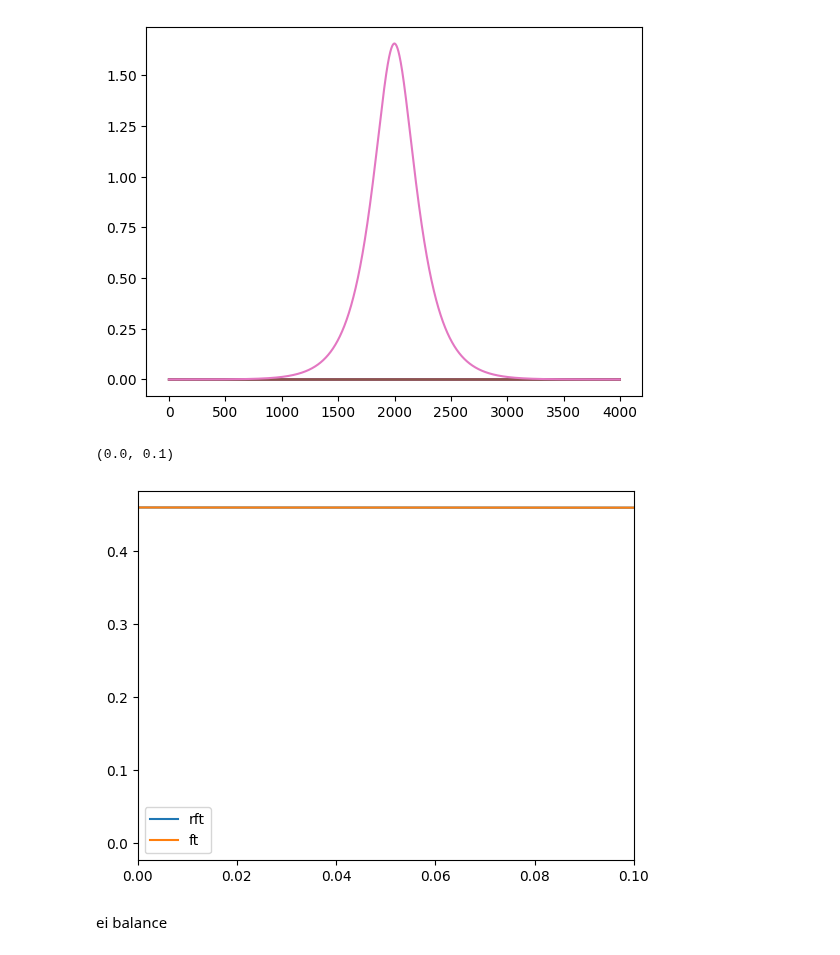
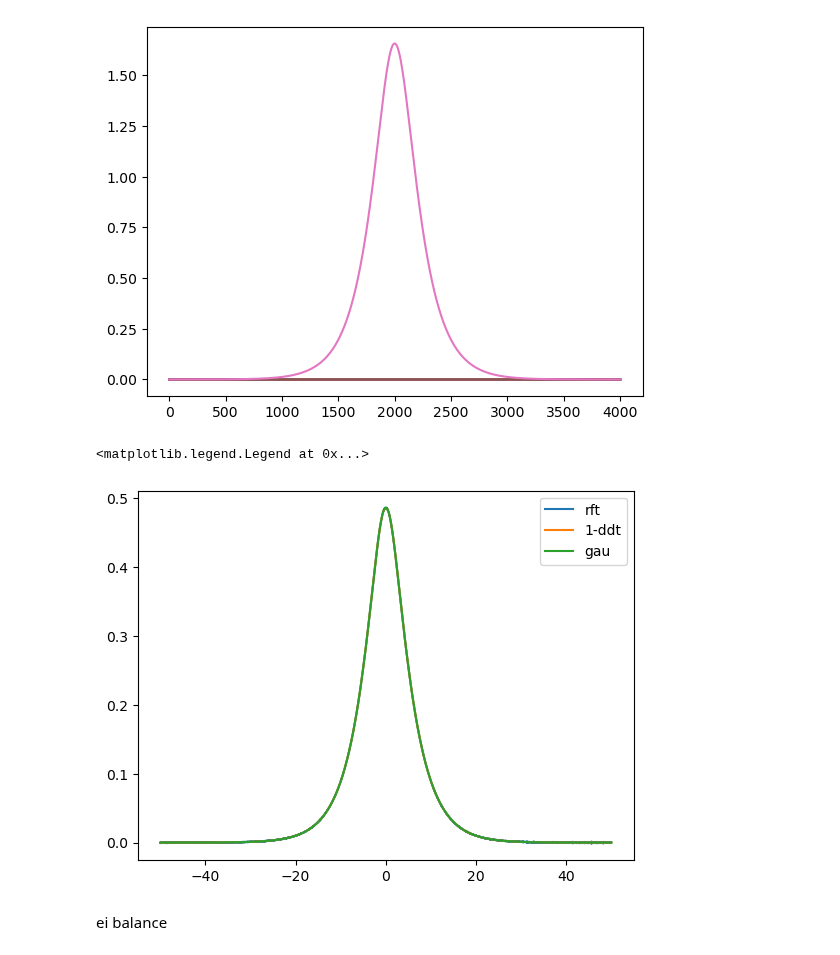
Before and after one commit to zhaoz0314/random-EI, a Jupyter notebook: pseudospatial/predictions.ipynb, the cells around one changed output. Saved outputs shown, nothing was run; the diff lists cells and outputs as text; code cells hidden in the pictures.

```diff
--- a/pseudospatial/predictions.ipynb
+++ b/pseudospatial/predictions.ipynb
@@ -170,3 +174,7 @@ plt.legend()
 # %% [output]
 <matplotlib.legend.Legend at 0x...>
 [figure]
+# %%
+foo = jnp.asarray([[1,2],[3,4]])
+jnp.insert(foo,
+                          0, jnp.asarray([8,9]), axis = 1)
@@ -174,7 +185,7 @@ plt.legend()
 sim_len = 50
 sim_resolution = 40
 
-acov_lag_s = jnp.arange(sim_len * sim_resolution)/sim_resolution
+acov_lag_s = jnp.arange(sim_len * sim_resolution + 1)/sim_resolution
 
 # separate 1d/2d
 sim_interval = jnp.asarray([0,sim_len])
@@ -183,14 +194,16 @@ def acov_1d_velocity_fct(acov):
   return(jnp.interp(acov, acov_s, -jnp.sqrt(jnp.maximum(-2*potential_s, 0)),
                     left = 0, right = "extrapolate"))
 acov_traj_1d = traj_initializer(jnp.asarray(init_acov-0.00001), sim_interval, sim_resolution)
-acov_traj_1d = rk4_ode_solver(acov_1d_velocity_fct, lambda time: 0, acov_traj_1d, sim_interval, sim_resolution)
+acov_traj_1d = jnp.insert(rk4_ode_solver(acov_1d_velocity_fct, lambda time: 0, acov_traj_1d, sim_interval, sim_resolution),
+                          0, init_acov)
 plt.plot(acov_lag_s, acov_traj_1d, label = "1d")
 
 def acov_2d_velocity_fct(pos_vel):
   return(jnp.asarray([pos_vel[1], jnp.interp(pos_vel[0], acov_s,-jnp.gradient(potential_s) * acov_step_n/init_acov,
                                              left = 0, right = "extrapolate")]))
 acov_traj_2d = traj_initializer(jnp.asarray([init_acov, 0]), sim_interval, sim_resolution)
-acov_traj_2d = rk4_ode_solver(acov_2d_velocity_fct, lambda time: 0, acov_traj_2d, sim_interval, sim_resolution)
+acov_traj_2d = jnp.insert(rk4_ode_solver(acov_2d_velocity_fct, lambda time: 0, acov_traj_2d, sim_interval, sim_resolution),
+                          0, jnp.asarray([init_acov, 0]), axis = 1)
 plt.plot(acov_lag_s, acov_traj_2d[0], label = "2d")
 
 plt.legend()
@@ -210,7 +223,7 @@ acov_traj_c_2d = traj_initializer(jnp.asarray([init_acov, 0]), sim_interval_2d,
 acov_traj_c_2d = rk4_ode_solver(acov_2d_velocity_fct, lambda time: 0, acov_traj_c_2d, sim_interval, sim_resolution)
 acov_traj_c_1d = traj_initializer(jnp.asarray(acov_traj_c_2d[0,-1]), sim_interval_1d, sim_resolution)
 acov_traj_c_1d = rk4_ode_solver(acov_1d_velocity_fct, lambda time: 0, acov_traj_c_1d, sim_interval, sim_resolution)
-acov_traj_c = jnp.concatenate([acov_traj_c_2d[0], acov_traj_c_1d])
+acov_traj_c = jnp.concatenate([jnp.asarray([init_acov]), acov_traj_c_2d[0], acov_traj_c_1d])
 plt.plot(acov_lag_s,
          acov_traj_c, label = "connected")
 plt.axvline(x = connection_pos, color = 'gray')
@@ -285,35 +298,29 @@ plt.plot(acov_traj_full)
 [figure]
 # %%
 # acov_r
-ft_n = sim_len * sim_resolution * 2 - 1
+ft_n = sim_len * sim_resolution * 2 + 1
 rft_n = jnp.ceil((ft_n + 1)/2).astype(int)
-
 plt.plot(acov_lag_s_full, jnp.fft.irfft(jnp.fft.rfft(acov_traj_full)
-                                   * (1+ (jnp.arange(rft_n) * 2 * jnp.pi / ft_n)**2)
+                                   * (1+ (2 * jnp.pi * jnp.arange(rft_n)  / (2*sim_len))**2)
                                    / unscaled_std ** 2, n=ft_n), label = "rft")
-plt.plot(acov_lag_s_full, jnp.fft.irfft(jnp.fft.fft(acov_traj_full)
-                                   * (1+ (jnp.arange(ft_n) * 2 * jnp.pi / ft_n)**2)
-                                   / unscaled_std ** 2, n=ft_n), label = "ft")
-# plt.plot(acov_lag_s_full, (acov_traj_full - (jnp.gradient(jnp.gradient(acov_traj_full)) * sim_resolution) **2)
-#                                    / unscaled_std ** 2, label = "wrong 1-ddt")
-# plt.plot(acov_lag_s_full, (acov_traj_full - jnp.gradient(jnp.gradient(acov_traj_full)) * sim_resolution **2)
-#                                    / unscaled_std ** 2, label = "1-ddt")
-# plt.plot(acov_lag_s_full, jnp.interp(acov_traj_full, acov_s, -force_s_2 / unscaled_std ** 2, left = 0), label="gau")
+# plt.plot(acov_lag_s_full, jnp.fft.irfft(jnp.fft.fft(acov_traj_full)
+#                                    * (1+ (jnp.arange(ft_n) * 2 * jnp.pi  / (2*sim_len))**2)
+#                                    / unscaled_std ** 2, n=ft_n), label = "ft")
+plt.plot(acov_lag_s_full, (acov_traj_full - jnp.gradient(jnp.gradient(acov_traj_full)) * sim_resolution **2)
+                                   / unscaled_std ** 2, label = "1-ddt")
+plt.plot(acov_lag_s_full, jnp.interp(acov_traj_full, acov_s, -force_s_2 / unscaled_std ** 2, left = 0), label="gau")
 
 # # only positive tau
-# ft_n = sim_len * sim_resolution
+# ft_n = sim_len * sim_resolution + 1
 # rft_n = jnp.ceil((ft_n + 1)/2).astype(int)
-
 # plt.plot(acov_lag_s, jnp.fft.irfft(jnp.fft.rfft(acov_traj_c)
-#                                    * (1+ (jnp.arange(rft_n) * 2 * jnp.pi / rft_n)**2)
-#                                    / unscaled_std ** 2, n=ft_n))
-# plt.plot(acov_lag_s, jnp.interp(acov_traj_c, acov_s, -force_s_2 / unscaled_std ** 2, left = 0))
+#                                    * (1+ (jnp.arange(rft_n) * 2 * jnp.pi / (sim_len))**2)
+#                                    / unscaled_std ** 2, n=ft_n), label = "half rft")
 
 plt.legend()
-plt.xlim(0,0.1)
 # %% [output]
-(0.0, 0.1)
+<matplotlib.legend.Legend at 0x...>
-[figure, old version]
+[figure, new version]
 # %%
 from pathlib import Path
 import time
```
Also changed, not shown: parts of 4 cells of this notebook.
